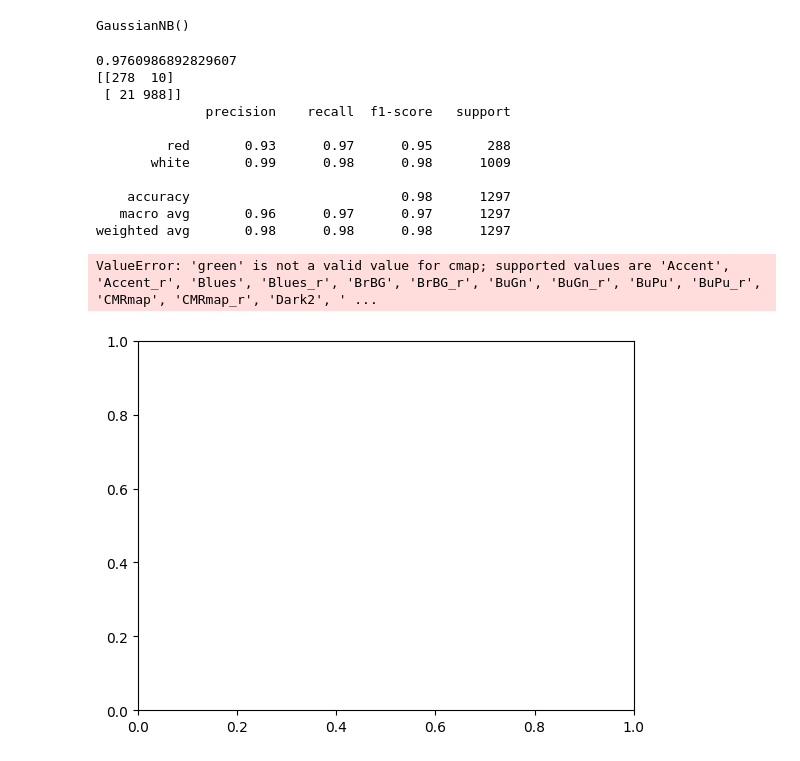
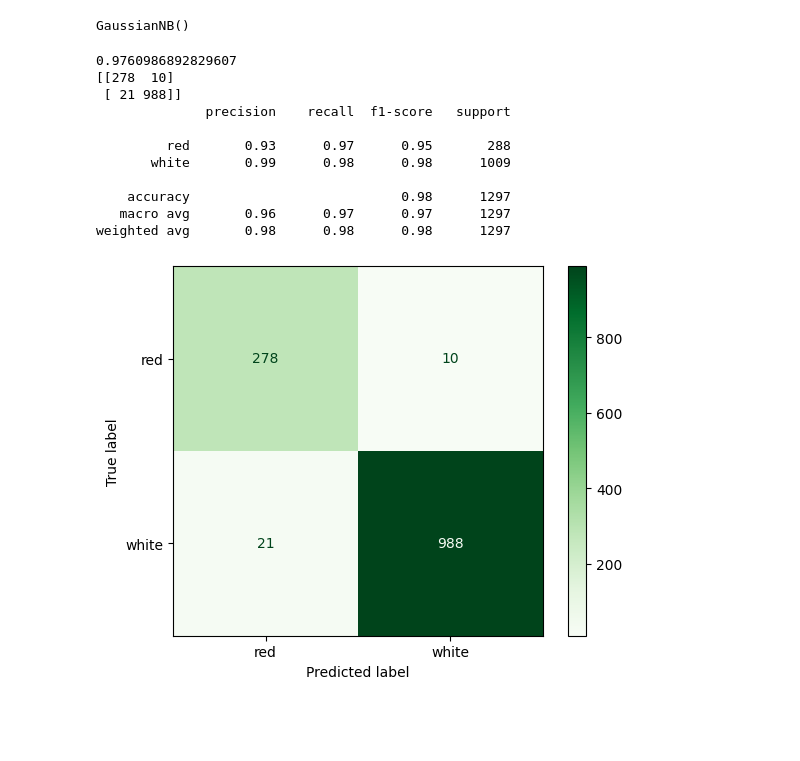
Before and after one commit to sreekumar2003/DSML_Lab, a Jupyter notebook: pro13/pro13.ipynb, the cells around one changed output. Drawn from its saved outputs; the diff is of its cells as text; code cells hidden in the pictures; blank space fills up the shorter version.

```diff
--- a/pro13/pro13.ipynb
+++ b/pro13/pro13.ipynb
@@ -143,28 +143,27 @@ from sklearn.metrics import accuracy_score,classification_report,confusion_matri
 # %%
 y_pred = model.predict(x_test)
 accuracy = accuracy_score(y_test,y_pred)
 cm = confusion_matrix(y_test,y_pred)
 cr = classification_report(y_test,y_pred)
 print(accuracy)
 print(cm)
 print(cr)
 
 cms = ConfusionMatrixDisplay(confusion_matrix=cm, display_labels=model.classes_)
 
 # Plot
-cms.plot(cmap='green')
+cms.plot(cmap='Greens')
 plt.show()
 # %% [output]
 0.9760986892829607
 [[278  10]
  [ 21 988]]
               precision    recall  f1-score   support
 
          red       0.93      0.97      0.95       288
        white       0.99      0.98      0.98      1009
 
     accuracy                           0.98      1297
    macro avg       0.96      0.97      0.97      1297
 weighted avg       0.98      0.98      0.98      1297
-ValueError: 'green' is not a valid value for cmap; supported values are 'Accent', 'Accent_r', 'Blues', 'Blues_r', 'BrBG', 'BrBG_r', 'BuGn', 'BuGn_r', 'BuPu', 'BuPu_r', 'CMRmap', 'CMRmap_r', 'Dark2', ' ...
-[figure, old version]
+[figure, new version]
```
Also changed, not shown: 6 other files.
